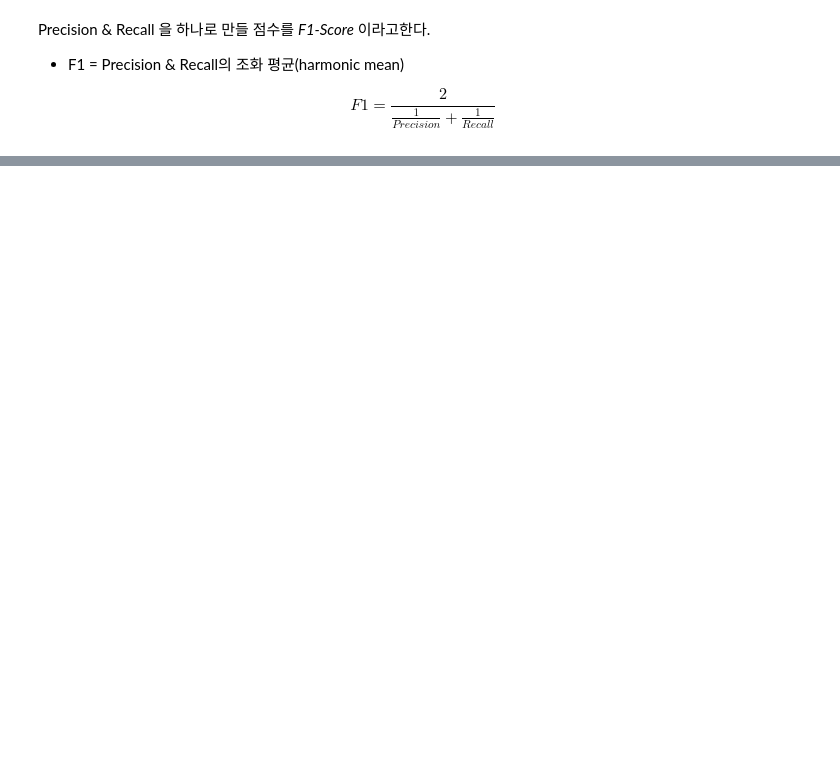
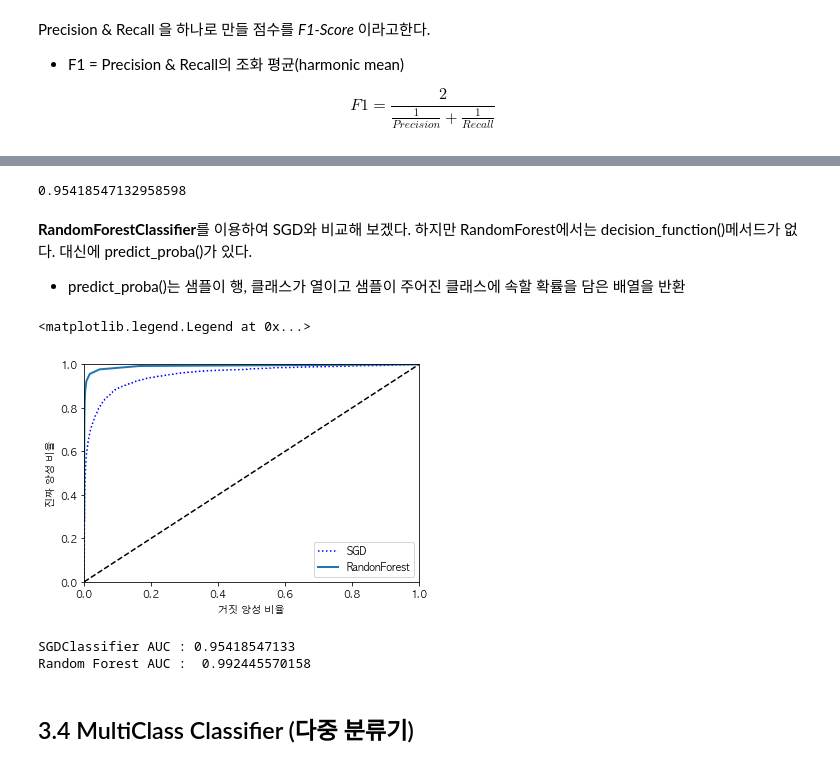
Before and after one commit to byungjun0689/Hands-on-MachineLearning, a Jupyter notebook: 03_Classification2.ipynb, the cells around one changed output, grey strips where cells are left out. Cells and saved outputs as stored; diff of their text form; code cells hidden in the pictures; blank space fills up the shorter version.

Commit message:
finish to 3.3 p.141 (3.4 MultiClass classifier)

```diff
--- a/03_Classification2.ipynb
+++ b/03_Classification2.ipynb
@@ -217,0 +349,7 @@ f1_score(y_train_5, y_train_pred)
+# %%
+roc_auc_score(y_train_5, y_scores)
+# %% [output]
+0.95418547132958598
+# %% [markdown]
+**RandomForestClassifier**를 이용하여 SGD와 비교해 보겠다. 하지만 RandomForest에서는 decision_function()메서드가 없다. 대신에 predict_proba()가 있다.
+ - predict_proba()는 샘플이 행, 클래스가 열이고 샘플이 주어진 클래스에 속할 확률을 담은 배열을 반환
@@ -217,0 +358,22 @@ f1_score(y_train_5, y_train_pred)
+# %%
+forest_clf = RandomForestClassifier(random_state=42)
+y_probas_forest = cross_val_predict(forest_clf, X_train, y_train_5, cv=3, method='predict_proba')
+# %%
+y_scores_forest = y_probas_forest[:,1]
+# %%
+fpr_forest, tpr_forest, thresholds_forest = roc_curve(y_train_5, y_scores_forest)
+# %%
+plt.plot(fpr, tpr, "b:", label="SGD")
+plot_roc_curve(fpr_forest, tpr_forest, "RandonForest")
+plt.legend(loc="lower right")
+# %% [output]
+<matplotlib.legend.Legend at 0x...>
+[figure, added]
+# %%
+print("SGDClassifier AUC :", roc_auc_score(y_train_5, y_scores))
+print("Random Forest AUC : ", roc_auc_score(y_train_5, y_scores_forest))
+# %% [output]
+SGDClassifier AUC : 0.95418547133
+Random Forest AUC :  0.992445570158
+# %% [markdown]
+## 3.4 MultiClass Classifier (다중 분류기)
```
Also changed, not shown: parts of 50 cells of this notebook, 1 other file.
